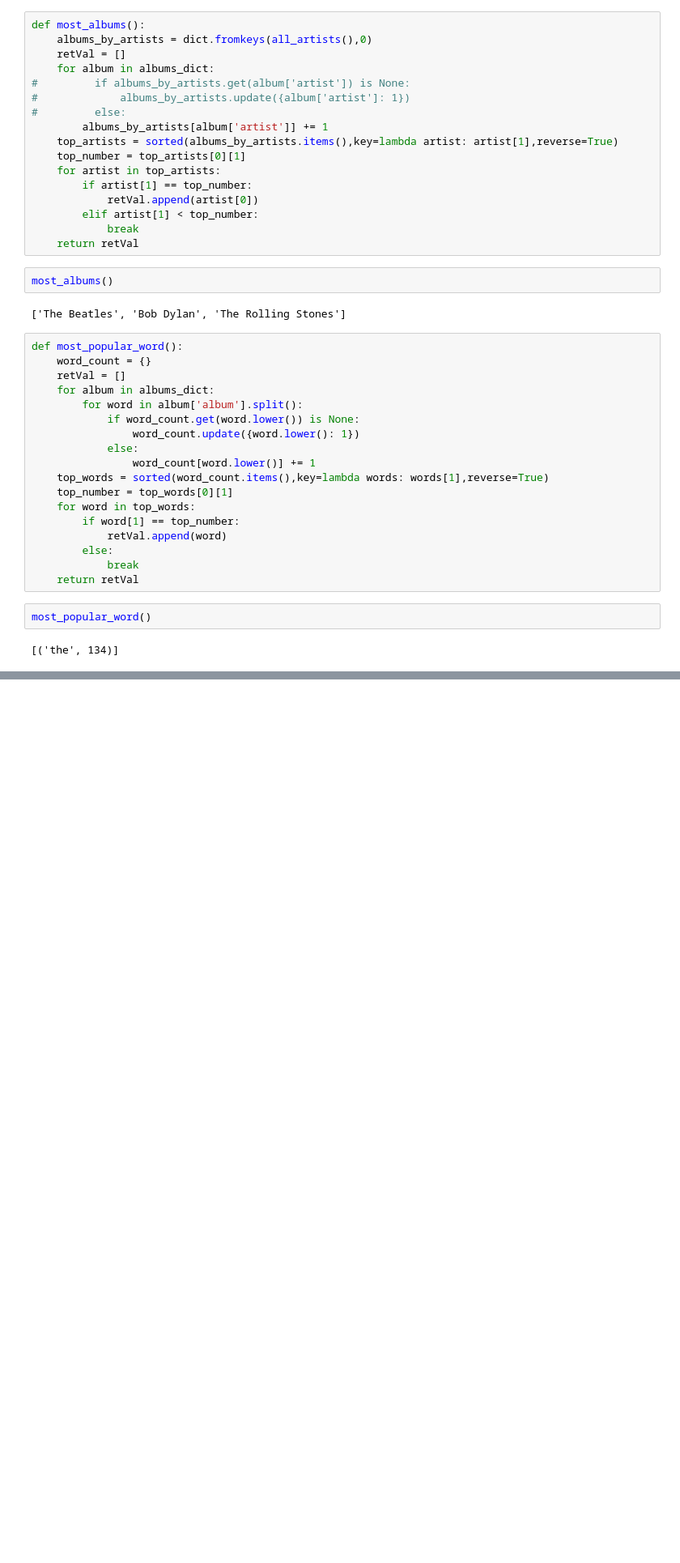
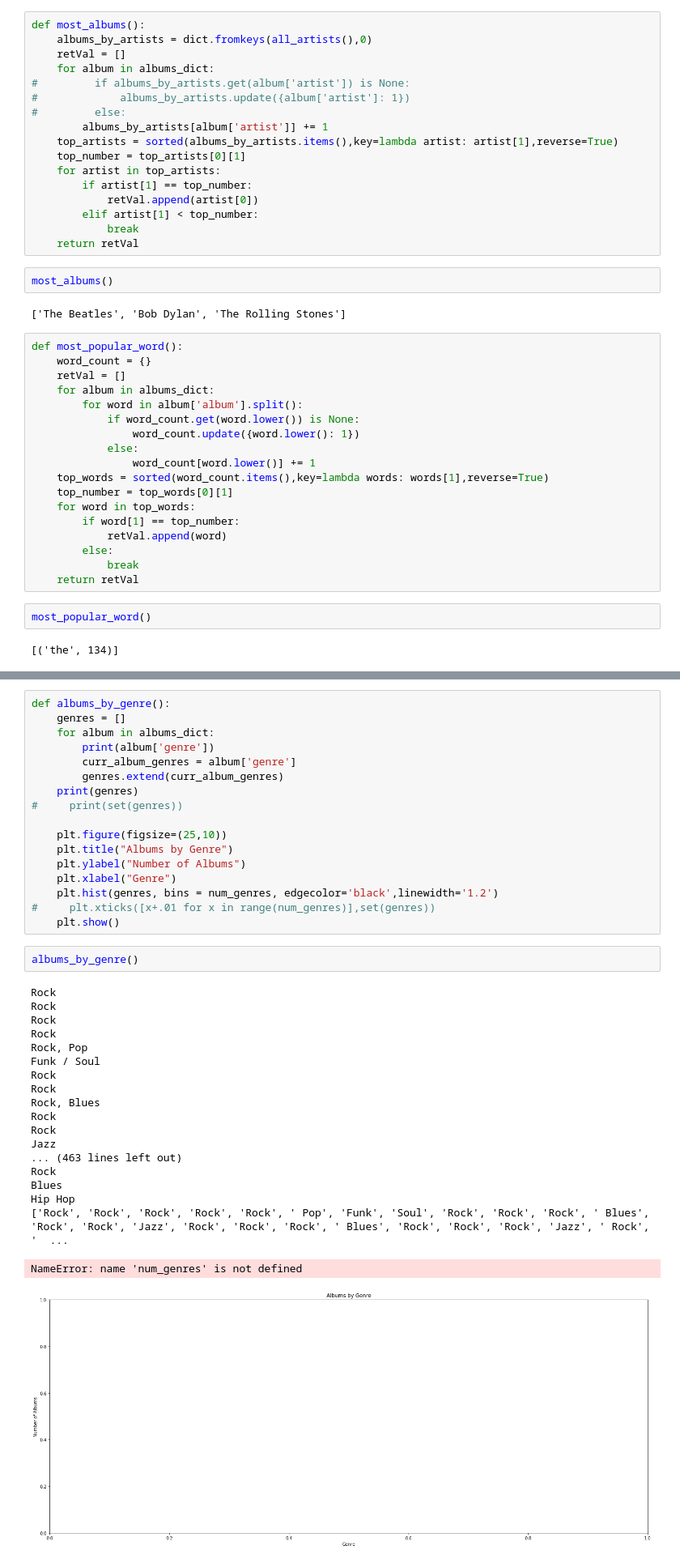
Before and after one commit to Yee-Brian14/nyc-mhtn-ds-071519-lectures, a Jupyter notebook: week-1/rolling-stones/rolling_stones_code.ipynb, the cells around one changed output, grey strips where cells are left out. Shown: that part at 81% size. Drawn from its saved outputs; the diff is of its cells as text; blank space fills up the shorter version.

```diff
--- a/week-1/rolling-stones/rolling_stones_code.ipynb
+++ b/week-1/rolling-stones/rolling_stones_code.ipynb
@@ -233,0 +240,39 @@ albums_by_decade()
+# %%
+def albums_by_genre():
+    genres = []
+    for album in albums_dict:
+        print(album['genre'])
+        curr_album_genres = album['genre']
+        genres.extend(curr_album_genres)
+    print(genres)
+#     print(set(genres))
+
+    plt.figure(figsize=(25,10))
+    plt.title("Albums by Genre")
+    plt.ylabel("Number of Albums")
+    plt.xlabel("Genre")
+    plt.hist(genres, bins = num_genres, edgecolor='black',linewidth='1.2')
+#     plt.xticks([x+.01 for x in range(num_genres)],set(genres))
+    plt.show()
+# %%
+albums_by_genre()
+# %% [output]
+Rock
+Rock
+Rock
+Rock
+Rock, Pop
+Funk / Soul
+Rock
+Rock
+Rock, Blues
+Rock
+Rock
+Jazz
+... (463 lines left out)
+Rock
+Blues
+Hip Hop
+['Rock', 'Rock', 'Rock', 'Rock', 'Rock', ' Pop', 'Funk', 'Soul', 'Rock', 'Rock', 'Rock', ' Blues', 'Rock', 'Rock', 'Jazz', 'Rock', 'Rock', 'Rock', ' Blues', 'Rock', 'Rock', 'Rock', 'Jazz', ' Rock', '  ...
+NameError: name 'num_genres' is not defined
+[figure, added]
```
Also changed, not shown: parts of 6 cells of this notebook, 3 other files.
